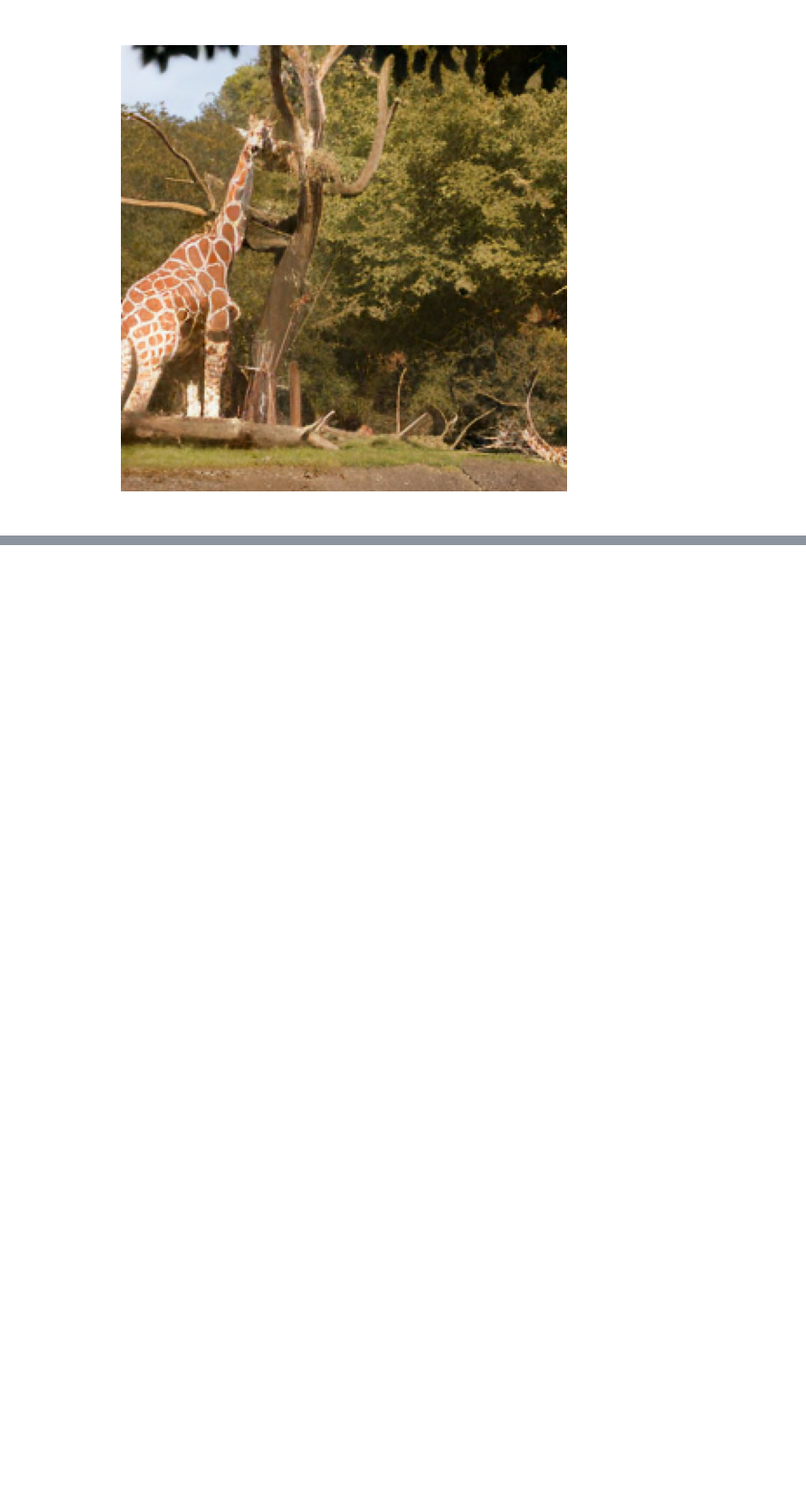
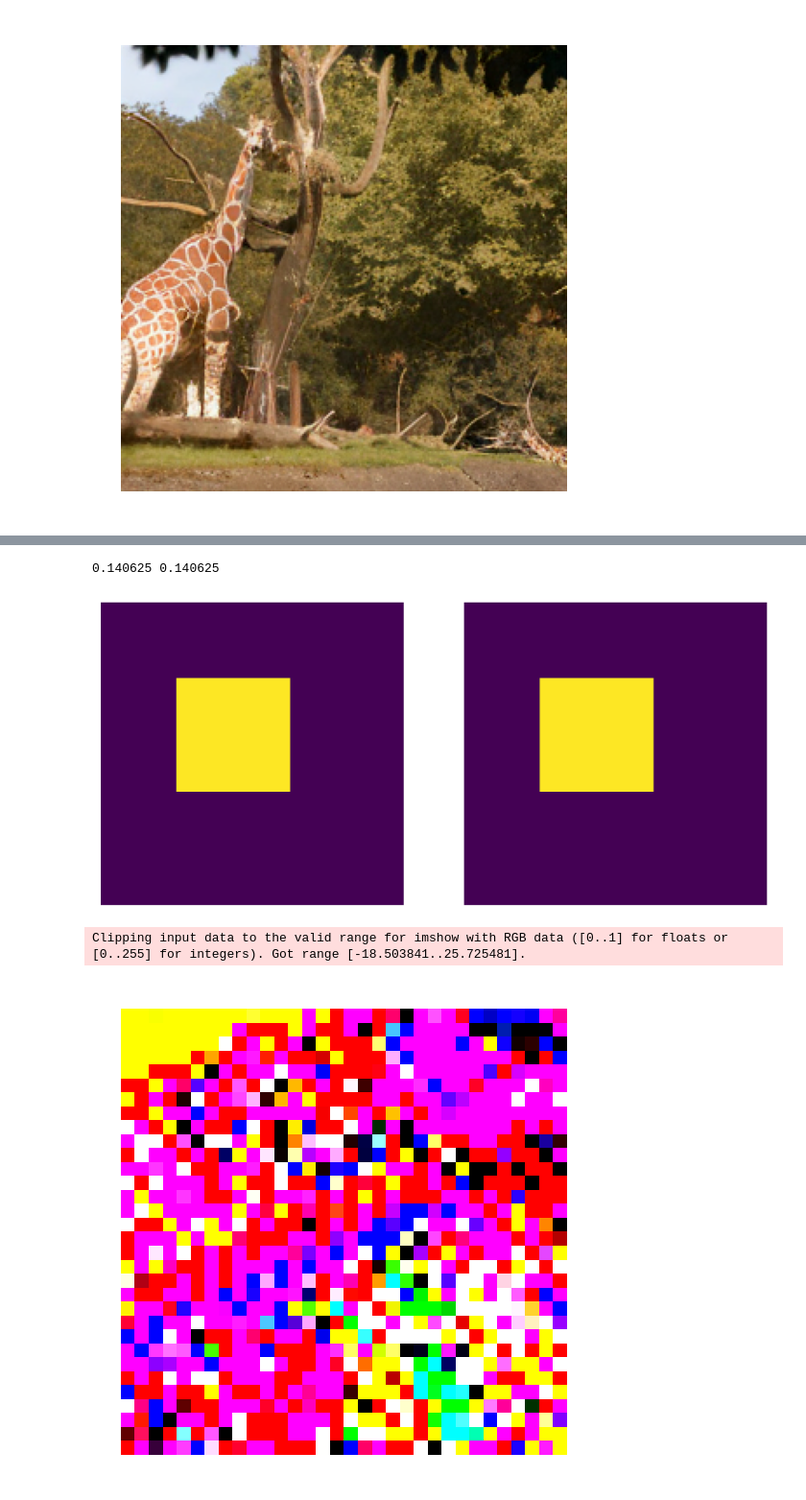
Before and after one commit to rupertmenneer/edm2_hig, a Jupyter notebook: hig_data/coco.ipynb, the cells around one changed output, grey strips where cells are left out. Shown at 96% size. Saved outputs shown, nothing was run; the diff lists cells and outputs as text; code cells hidden in the pictures; blank space fills up the shorter version.

```diff
--- a/hig_data/coco.ipynb
+++ b/hig_data/coco.ipynb
@@ -86,2 +99,16 @@ plot_array_images(decoded_img2.transpose(2,0,1)[np.newaxis,...])
+# %%
+import torch
+import numpy as np
+from hig_data.visualisation import plot_array_images
+image = np.zeros((2,1, 32, 32))
+image[:,:,8:20, 8:20]=1.
+print(np.mean(image[0]), np.mean(image[1]))
+plot_array_images(image)
+plot_array_images(dataset[0].image[:, :3,:,:])
+# %% [output]
+0.140625 0.140625
+[figure, added]
+Clipping input data to the valid range for imshow with RGB data ([0..1] for floats or [0..255] for integers). Got range [-18.503841..25.725481].
+[figure, added]
 # %%
 from torch_geometric.loader import DataLoader as GeoDataLoader
```
Also changed, not shown: parts of 15 cells of this notebook, 11 other files.
